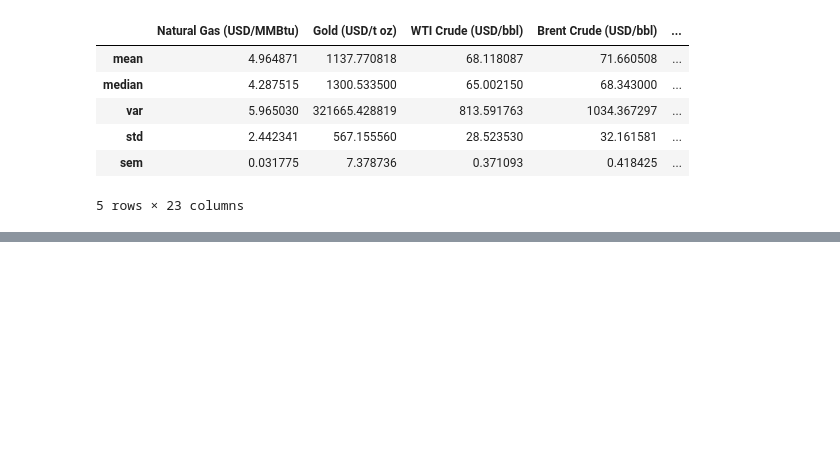
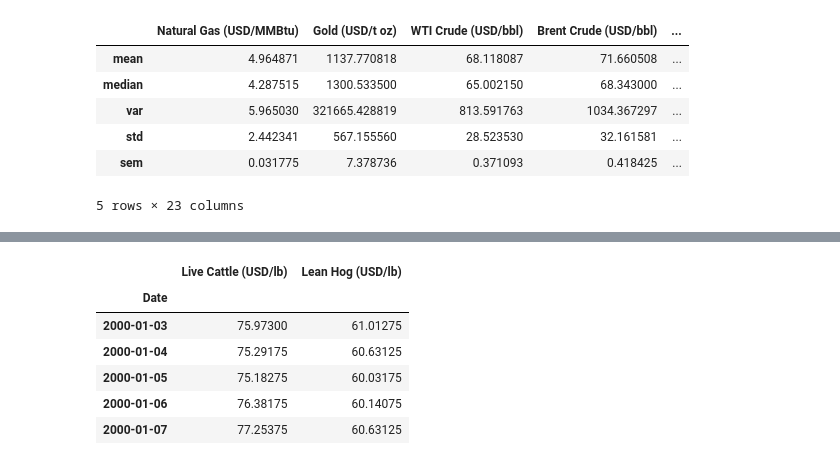
Before and after one commit to dylanmcgullam/Group-Project-1, a Jupyter notebook: commodities.ipynb, the cells around one changed output, grey strips where cells are left out. Cells and saved outputs as stored; diff of their text form; code cells hidden in the pictures; blank space fills up the shorter version.

Commit message:
Visuals for Livestock

```diff
--- a/commodities.ipynb
+++ b/commodities.ipynb
@@ -118,0 +117,11 @@ usd_commodities.drop(["Nickel (USD/MT)","Gold (USD/t oz)","Soybeans (USD/bushel)
+# %%
+livestock = usd_commodities[["Live Cattle (USD/lb)", "Lean Hog (USD/lb)"]]
+livestock.head()
+# %% [output]
+|  | Live Cattle (USD/lb) | Lean Hog (USD/lb) |
+| Date |  |  |
+| 2000-01-03 | 75.97300 | 61.01275 |
+| 2000-01-04 | 75.29175 | 60.63125 |
+| 2000-01-05 | 75.18275 | 60.03175 |
+| 2000-01-06 | 76.38175 | 60.14075 |
+| 2000-01-07 | 77.25375 | 60.63125 |
```
Also changed, not shown: parts of 2 cells of this notebook, 3 other files.
